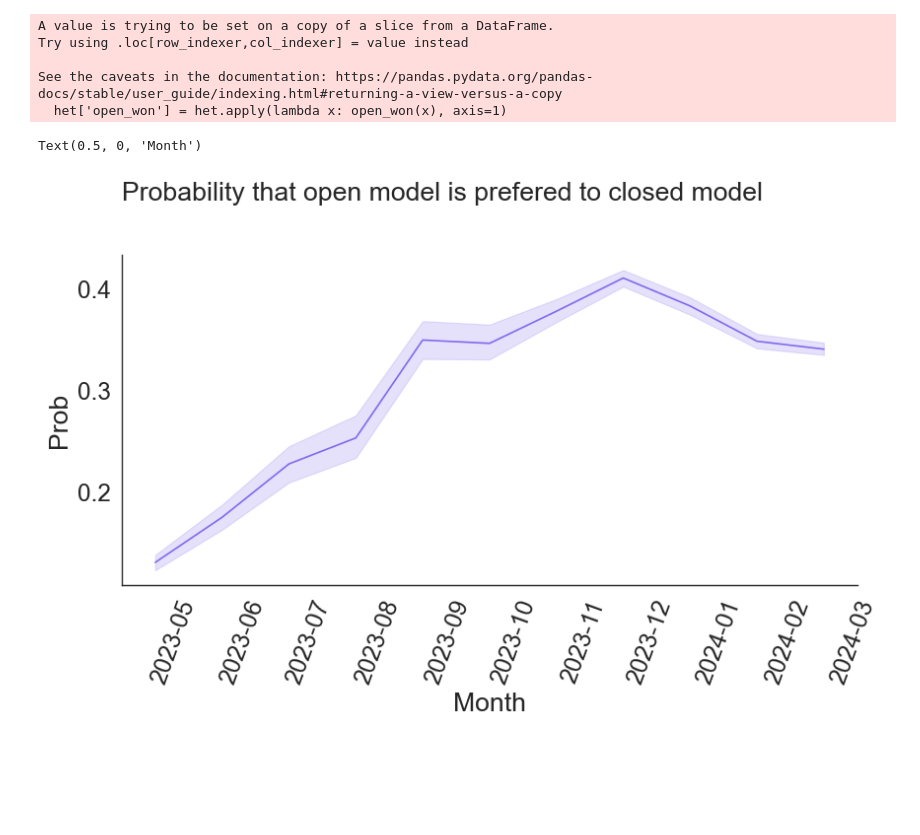
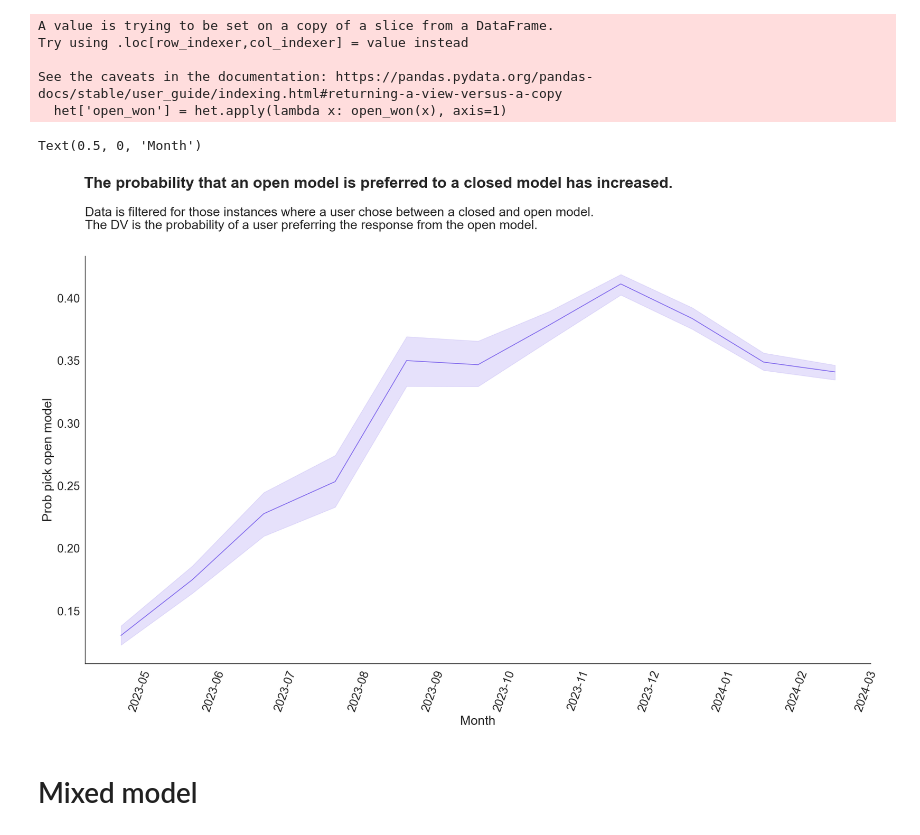
Before and after one commit to josh-ashkinaze/cbot, a Jupyter notebook: bootstrap_analysis.ipynb, the cells around one changed output. Saved outputs shown, nothing was run; the diff lists cells and outputs as text; code cells hidden in the pictures; blank space fills up the shorter version.

```diff
--- a/bootstrap_analysis.ipynb
+++ b/bootstrap_analysis.ipynb
@@ -413,12 +414,16 @@ Try using .loc[row_indexer,col_indexer] = value instead
 See the caveats in the documentation: https://pandas.pydata.org/pandas-docs/stable/user_guide/indexing.html#returning-a-view-versus-a-copy
   het['open_won'] = het.apply(lambda x: open_won(x), axis=1)
 # %%
-plt.figure(figsize=(9,6))
+plt.figure(figsize=(18,12))
 sns.lineplot(data=het, x='segment', y='open_won')
-plt.title("Probability that open model is prefered to closed model")
+plt.suptitle("The probability that an open model is preferred to a closed model has increased.", x=0.405, fontweight='bold')
+plt.title("Data is filtered for those instances where a user chose between a closed and open model.\nThe DV is the probability of a user preferring the response from the open model.")
+
 plt.xticks(rotation=70)
-plt.ylabel("Prob")
+plt.ylabel("Prob pick open model")
 plt.xlabel("Month")
 # %% [output]
 Text(0.5, 0, 'Month')
-[figure, old version]
+[figure, new version]
+# %% [markdown]
+# Mixed model
```
Also changed, not shown: parts of 6 cells of this notebook.
